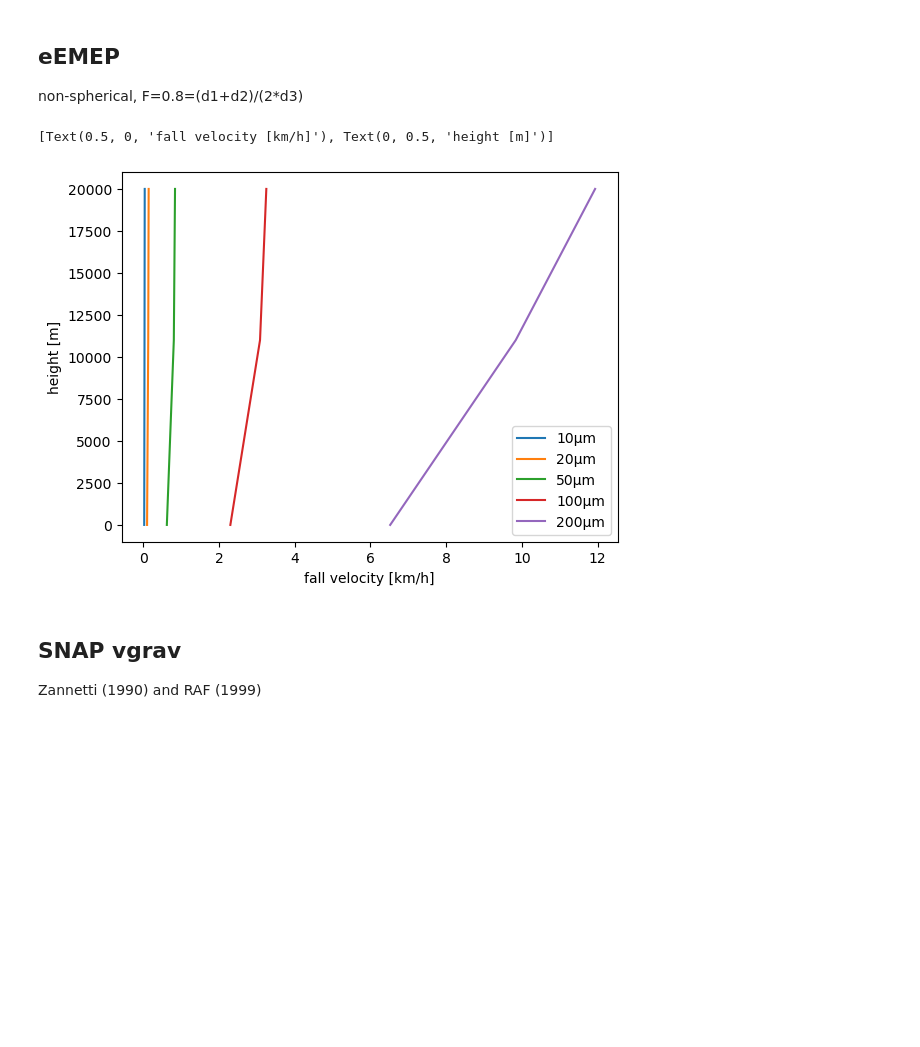
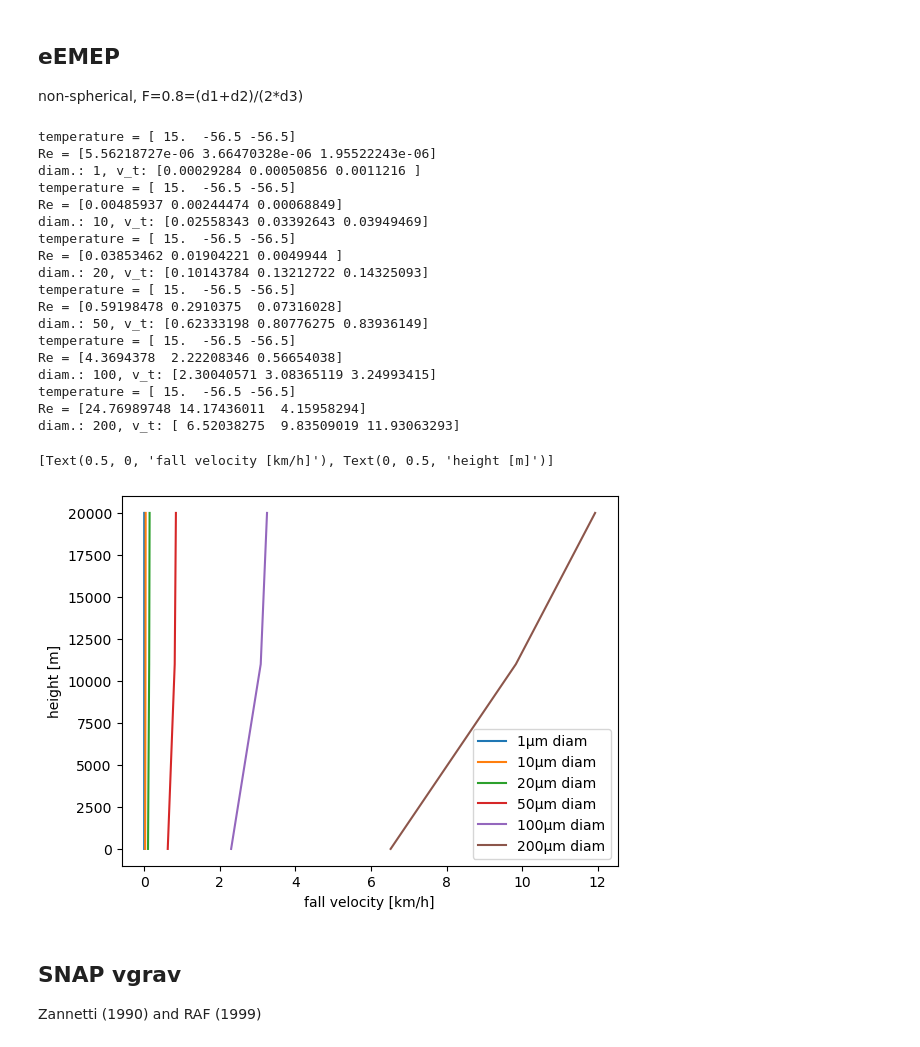
Before and after one commit to metno/snap, a Jupyter notebook: src/processes/grav_settling.ipynb, the cells around one changed output. Drawn from its saved outputs; the diff is of its cells as text; code cells hidden in the pictures; blank space fills up the shorter version.

```diff
--- a/src/processes/grav_settling.ipynb
+++ b/src/processes/grav_settling.ipynb
@@ -30,7 +30,7 @@ def monodisperse_terminal_v(diameter,
 
     r_specific = 287.050
     kappa = 0.286
-    F = 0.8
+    F = 1 # 0.8
     g = 9.81
 
     temp_abs = pot_temp * np.exp(kappa*np.log(pressure_mid*1e-5))
@@ -70,29 +70,51 @@ def monodisperse_terminal_v(diameter,
     knut = 2 * zair / diameter
     v_t = zdum * (1 + 1.257 * knut + 0.4 * np.exp(-1.1 / knut)) # m/s
 
+    print(f"temperature = {temperature}")
+    print(f"Re = {v_t * density_a * diameter / zvis}")
+
     return v_t
 # %%
 from matplotlib import pyplot as plt
 
 std_atmosphere = {
     "height": np.array([0., 11000., 20000.]),
     "pressure": np.array([101325., 22632., 5475.]),
     "temperature": np.array([15., -56.5, -56.5]),
 }
 pot_temp = potential_temperature(presPa=std_atmosphere["pressure"], tempC=std_atmosphere["temperature"])
 
 fig, ax = plt.subplots()
-for psize in [10, 20, 50, 100, 200]:
+for psize in [1, 10, 20, 50, 100, 200]:
     fall_velocities = monodisperse_terminal_v(psize*1e-6,
                                             2300,
                                             pot_temp,
                                             std_atmosphere["pressure"])
-    ax.plot(fall_velocities*3.6, std_atmosphere["height"],label=f"{psize}µm")
+    ax.plot(fall_velocities*3.6, std_atmosphere["height"],label=f"{psize}µm diam")
+    print(f"diam.: {psize}, v_t: {fall_velocities*3.6}")
 ax.legend()
 ax.set(xlabel='fall velocity [km/h]', ylabel="height [m]")
 # %% [output]
-[Text(0.5, 0, 'fall velocity [km/h]'), Text(0, 0.5, 'height [m]')]
+temperature = [ 15.  -56.5 -56.5]
+Re = [5.56218727e-06 3.66470328e-06 1.95522243e-06]
+diam.: 1, v_t: [0.00029284 0.00050856 0.0011216 ]
+temperature = [ 15.  -56.5 -56.5]
+Re = [0.00485937 0.00244474 0.00068849]
+diam.: 10, v_t: [0.02558343 0.03392643 0.03949469]
+temperature = [ 15.  -56.5 -56.5]
+Re = [0.03853462 0.01904221 0.0049944 ]
+diam.: 20, v_t: [0.10143784 0.13212722 0.14325093]
+temperature = [ 15.  -56.5 -56.5]
+Re = [0.59198478 0.2910375  0.07316028]
+diam.: 50, v_t: [0.62333198 0.80776275 0.83936149]
+temperature = [ 15.  -56.5 -56.5]
+Re = [4.3694378  2.22208346 0.56654038]
+diam.: 100, v_t: [2.30040571 3.08365119 3.24993415]
+temperature = [ 15.  -56.5 -56.5]
+Re = [24.76989748 14.17436011  4.15958294]
+diam.: 200, v_t: [ 6.52038275  9.83509019 11.93063293]
+[Text(0.5, 0, 'fall velocity [km/h]'), Text(0, 0.5, 'height [m]')]
-[figure, old version]
+[figure, new version]
 # %% [markdown]
 ## SNAP vgrav
 
```
Also changed, not shown: parts of 2 cells of this notebook, 2 other files.
